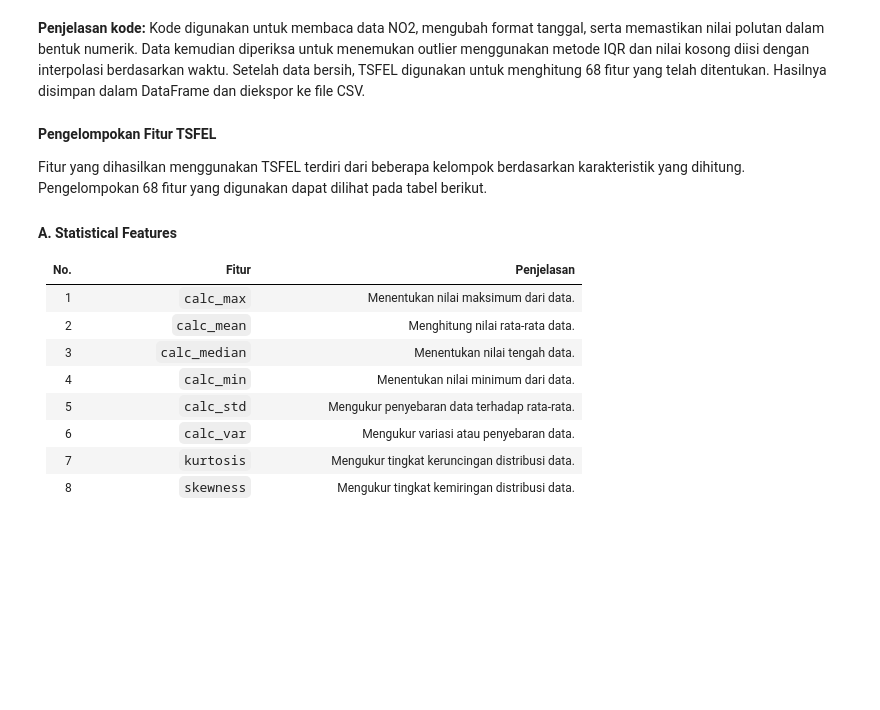
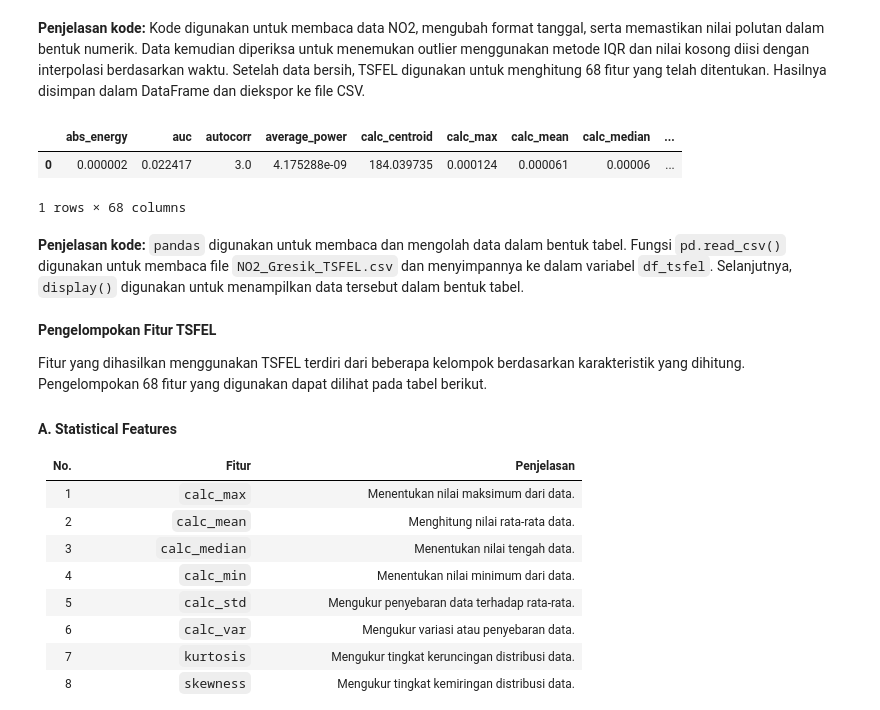
Before and after one commit to Farihinsyah/PSD, a Jupyter notebook: _sources/Crawling_Polutan_Kecamatan_Gresik.ipynb, the cells around one changed output. Cells and saved outputs as stored; diff of their text form; code cells hidden in the pictures; blank space fills up the shorter version.

```diff
--- a/_sources/Crawling_Polutan_Kecamatan_Gresik.ipynb
+++ b/_sources/Crawling_Polutan_Kecamatan_Gresik.ipynb
@@ -789,6 +789,18 @@ Jumlah fitur yang diminta: 68
 Berhasil! Jumlah fitur yang dihasilkan untuk NO2: 68
 # %% [markdown]
 **Penjelasan kode:** Kode digunakan untuk membaca data NO2, mengubah format tanggal, serta memastikan nilai polutan dalam bentuk numerik. Data kemudian diperiksa untuk menemukan outlier menggunakan metode IQR dan nilai kosong diisi dengan interpolasi berdasarkan waktu. Setelah data bersih, TSFEL digunakan untuk menghitung 68 fitur yang telah ditentukan. Hasilnya disimpan dalam DataFrame dan diekspor ke file CSV.
+# %%
+import pandas as pd
+
+df_tsfel = pd.read_csv('NO2_Gresik_TSFEL.csv')
+
+display(df_tsfel)
+# %% [output]
+|  | abs_energy | auc | autocorr | average_power | calc_centroid | calc_max | calc_mean | calc_median | ... |
+| 0 | 0.000002 | 0.022417 | 3.0 | 4.175288e-09 | 184.039735 | 0.000124 | 0.000061 | 0.00006 | ... |
+1 rows × 68 columns
+# %% [markdown]
+**Penjelasan kode:** `pandas` digunakan untuk membaca dan mengolah data dalam bentuk tabel. Fungsi `pd.read_csv()` digunakan untuk membaca file `NO2_Gresik_TSFEL.csv` dan menyimpannya ke dalam variabel `df_tsfel`. Selanjutnya, `display()` digunakan untuk menampilkan data tersebut dalam bentuk tabel.
 # %% [markdown]
 **Pengelompokan Fitur TSFEL**
 
```
Also changed, not shown: 2 other files.
